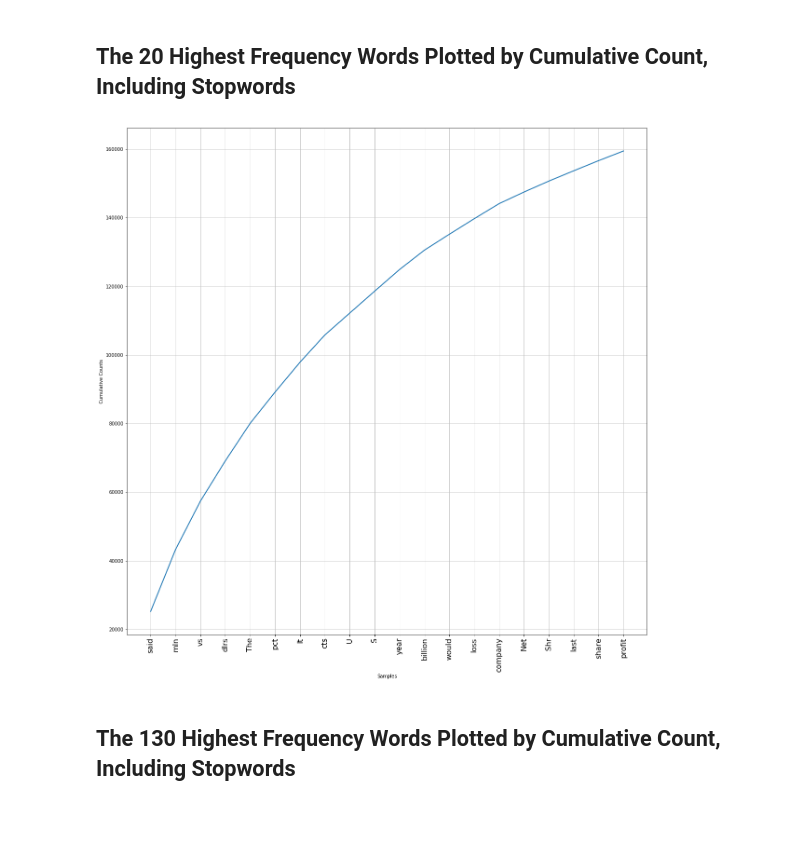
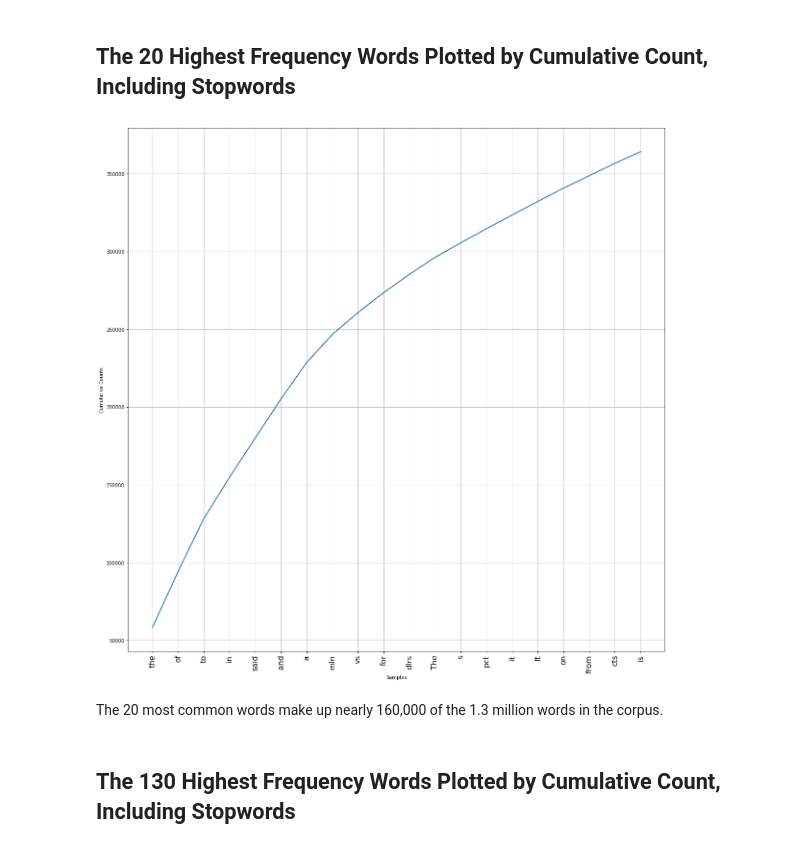
Before and after one commit to spsstudent15/2017-02-620-WebAnalytics, a Jupyter notebook: Week4-HighFreqWords.ipynb, the cells around one changed output. Cells and saved outputs as stored; diff of their text form; code cells hidden in the pictures; blank space fills up the shorter version.

```diff
--- a/Week4-HighFreqWords.ipynb
+++ b/Week4-HighFreqWords.ipynb
@@ -162,11 +162,13 @@ ax = freqr1.plot(500, cumulative=True)
 # %% [markdown]
 ## The 20 Highest Frequency Words Plotted by Cumulative Count, Including Stopwords
 # %%
-freqr1withstops = nltk.FreqDist(r1)
+freqr1withstops = nltk.FreqDist(r1withstops)
 fig, ax = plt.subplots(figsize=(20,20))
 ax = freqr1withstops.plot(20, cumulative=True)
 # %% [output]
-[figure, old version]
+[figure, new version]
+# %% [markdown]
+The 20 most common words make up nearly 160,000 of the 1.3 million words in the corpus.
 # %% [markdown]
 ## The 130 Highest Frequency Words Plotted by Cumulative Count, Including Stopwords
 # %%
```
Also changed, not shown: parts of 2 cells of this notebook.
